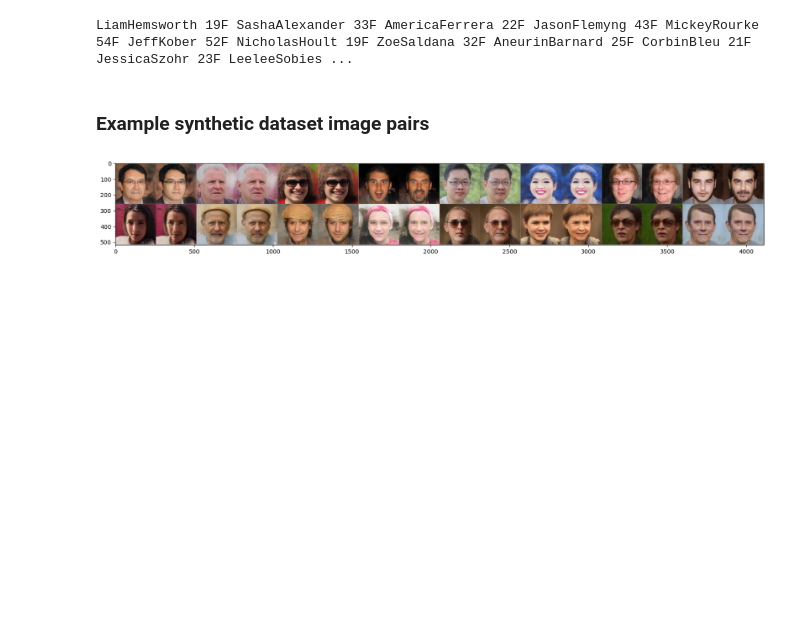
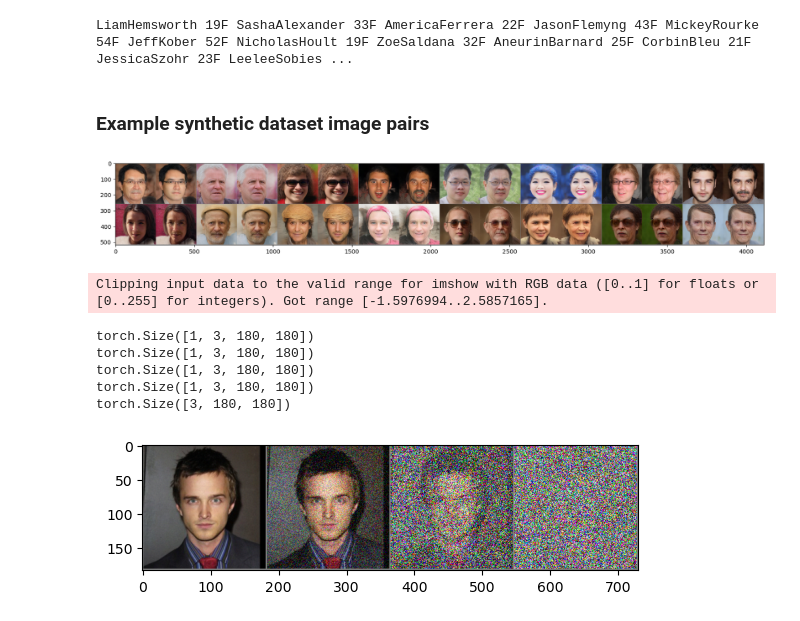
Before and after one commit to pdombrza/face-aging-models, a Jupyter notebook: notebooks/analysis.ipynb, the cells around one changed output. Cells and saved outputs as stored; diff of their text form; code cells hidden in the pictures; blank space fills up the shorter version.

```diff
--- a/notebooks/analysis.ipynb
+++ b/notebooks/analysis.ipynb
@@ -298,3 +298,41 @@ images = torch.cat((inputs, targets), dim=-1)
 imshow(torchvision.utils.make_grid(images))
 # %% [output]
 [figure]
+# %%
+from models.diffusion.sampler import DDPM
+import matplotlib.pyplot as plt
+from PIL import Image
+import torch
+import torchvision
+import torchvision.transforms as transforms
+sampler = DDPM()
+example_image = "../data/interim/cacd_split/AaronPaul/25_Aaron_Paul_0001.jpg"
+
+transform = transforms.Compose([
+    transforms.Resize((180, 180)),
+    transforms.ToTensor(),
+    transforms.Normalize((0.5,), (0.5,))
+])
+
+image = Image.open(example_image).convert("RGB")
+example_image = transform(image).unsqueeze(0)
+
+images = []
+noises = []
+for timestep in [0, 100, 500, 999]:
+    noise = torch.randn_like(example_image)
+    noises.append(noise.squeeze(0))
+    noisy_image = sampler.add_noise(example_image, torch.tensor(timestep), noise)
+    images.append(noisy_image.squeeze(0))
+    print(noisy_image.shape)
+
+print(noises[0].shape)
+imshow(torchvision.utils.make_grid(torch.stack(images)))
+# %% [output]
+Clipping input data to the valid range for imshow with RGB data ([0..1] for floats or [0..255] for integers). Got range [-1.5976994..2.5857165].
+torch.Size([1, 3, 180, 180])
+torch.Size([1, 3, 180, 180])
+torch.Size([1, 3, 180, 180])
+torch.Size([1, 3, 180, 180])
+torch.Size([3, 180, 180])
+[figure, added]
```
Also changed, not shown: parts of 1 cell of this notebook, 12 other files.
